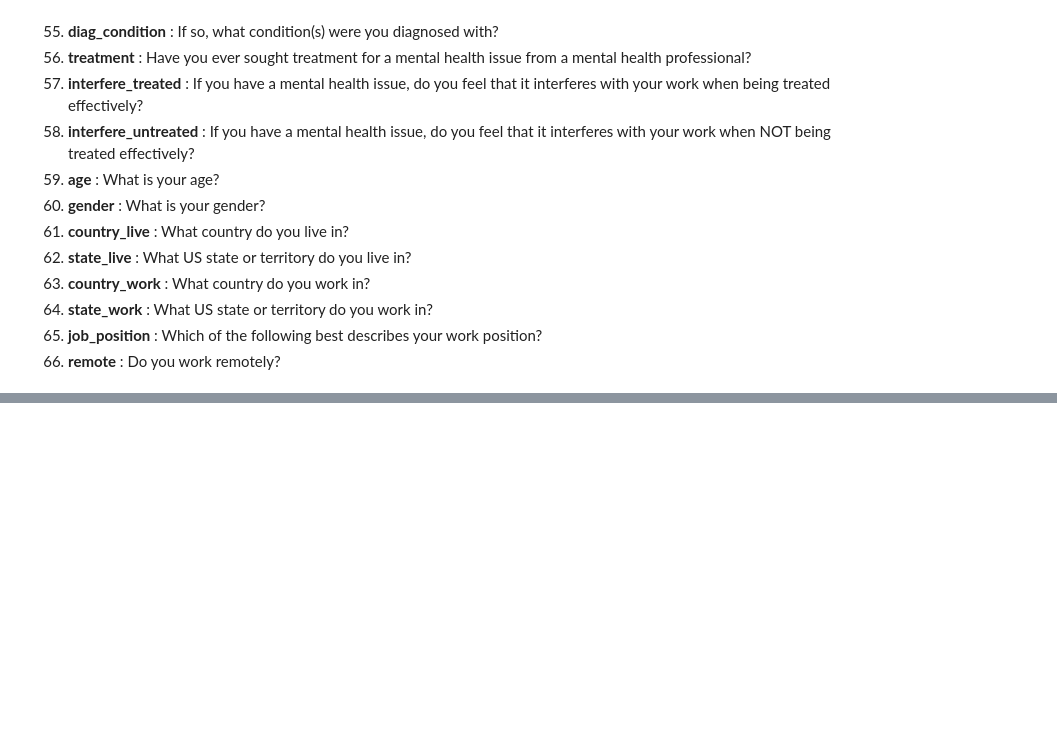
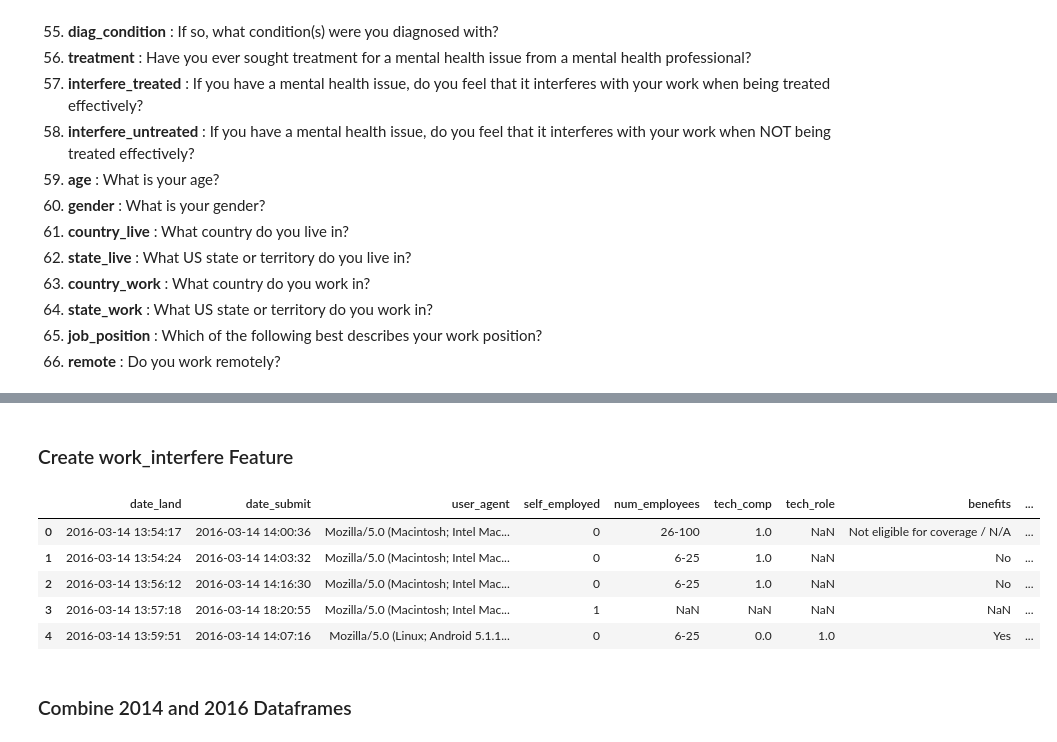
Before and after one commit to phuongho43/cogs108-mental_health, a Jupyter notebook: FinalProject.ipynb, the cells around one changed output, grey strips where cells are left out. Drawn from its saved outputs; the diff is of its cells as text; code cells hidden in the pictures; blank space fills up the shorter version.

```diff
--- a/FinalProject.ipynb
+++ b/FinalProject.ipynb
@@ -517,0 +584,35 @@ mental16_df.info()
+# %% [markdown]
+### Create work_interfere Feature
+# %%
+work_interfere_to_num = {'Not applicable to me': 0, 'Never': 1, 'Rarely': 2, 'Sometimes': 3, 'Often': 4}
+num_to_work_interfere = {0: 'Not applicable to me', 1: 'Never', 2: 'Rarely', 3: 'Sometimes', 4: 'Often'}
+work_interfere = []
+
+for ind, row in mental16_df[['interfere_untreated', 'interfere_treated']].iterrows():
+    # if 'Not applicable' for both columns then add as 'Not applicable'
+    if row.map(work_interfere_to_num)[0] == 0 and row.map(work_interfere_to_num)[1] == 0:
+        work_interfere.append(0)
+    # else take the average between both columns and randomly round up or down
+    else:
+        temp_val = row.map(work_interfere_to_num).mean()
+        round_up_down = np.random.randint(0, 2)
+        if not temp_val.is_integer():
+            if round_up_down == 0:
+                temp_val = np.floor(temp_val)
+            if round_up_down == 1:
+                temp_val = np.ceil(temp_val)
+        work_interfere.append(int(temp_val))
+work_interfere = pd.Series(work_interfere).map(num_to_work_interfere)
+# %%
+mental16_df['work_interfere'] = work_interfere
+# %%
+mental16_df.head()
+# %% [output]
+|  | date_land | date_submit | user_agent | self_employed | num_employees | tech_comp | tech_role | benefits | ... |
+| 0 | 2016-03-14 13:54:17 | 2016-03-14 14:00:36 | Mozilla/5.0 (Macintosh; Intel Mac... | 0 | 26-100 | 1.0 | NaN | Not eligible for coverage / N/A | ... |
+| 1 | 2016-03-14 13:54:24 | 2016-03-14 14:03:32 | Mozilla/5.0 (Macintosh; Intel Mac... | 0 | 6-25 | 1.0 | NaN | No | ... |
+| 2 | 2016-03-14 13:56:12 | 2016-03-14 14:16:30 | Mozilla/5.0 (Macintosh; Intel Mac... | 0 | 6-25 | 1.0 | NaN | No | ... |
+| 3 | 2016-03-14 13:57:18 | 2016-03-14 18:20:55 | Mozilla/5.0 (Macintosh; Intel Mac... | 1 | NaN | NaN | NaN | NaN | ... |
+| 4 | 2016-03-14 13:59:51 | 2016-03-14 14:07:16 | Mozilla/5.0 (Linux; Android 5.1.1... | 0 | 6-25 | 0.0 | 1.0 | Yes | ... |
+# %% [markdown]
+### Combine 2014 and 2016 Dataframes
```
Also changed, not shown: parts of 29 cells of this notebook.
